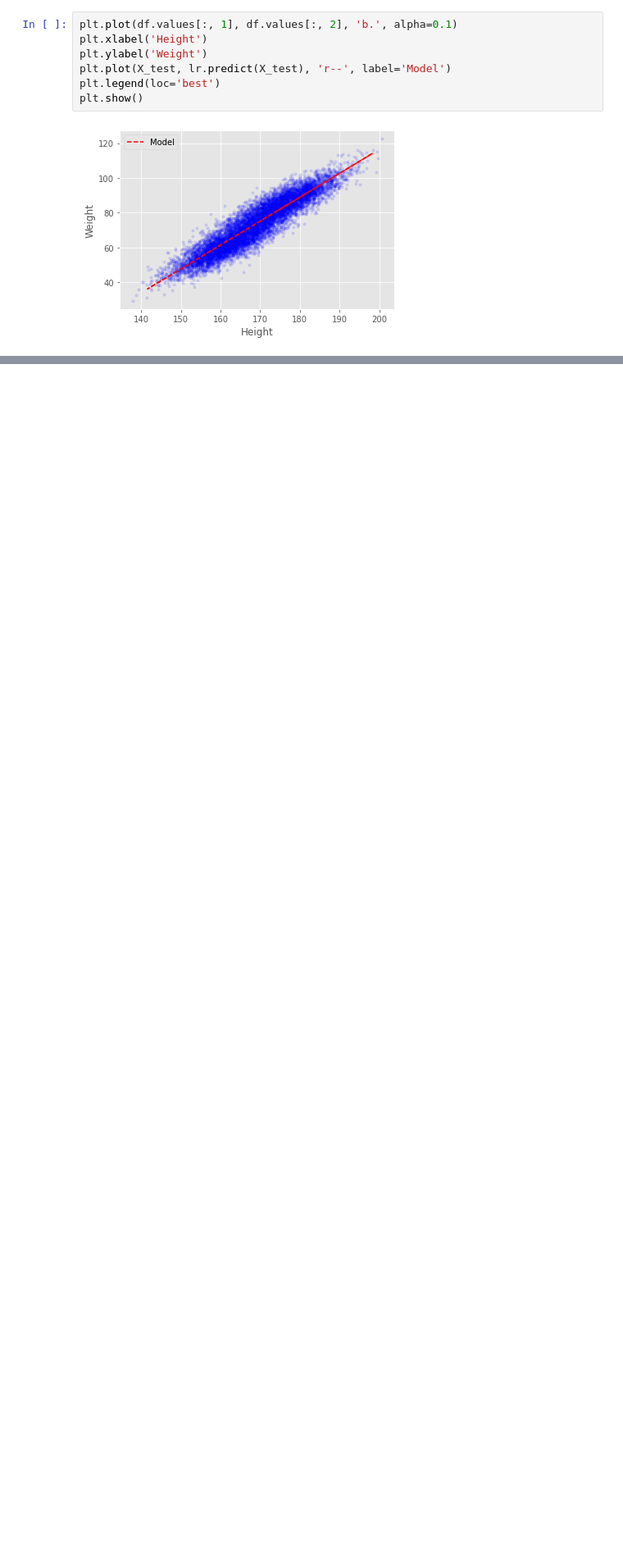
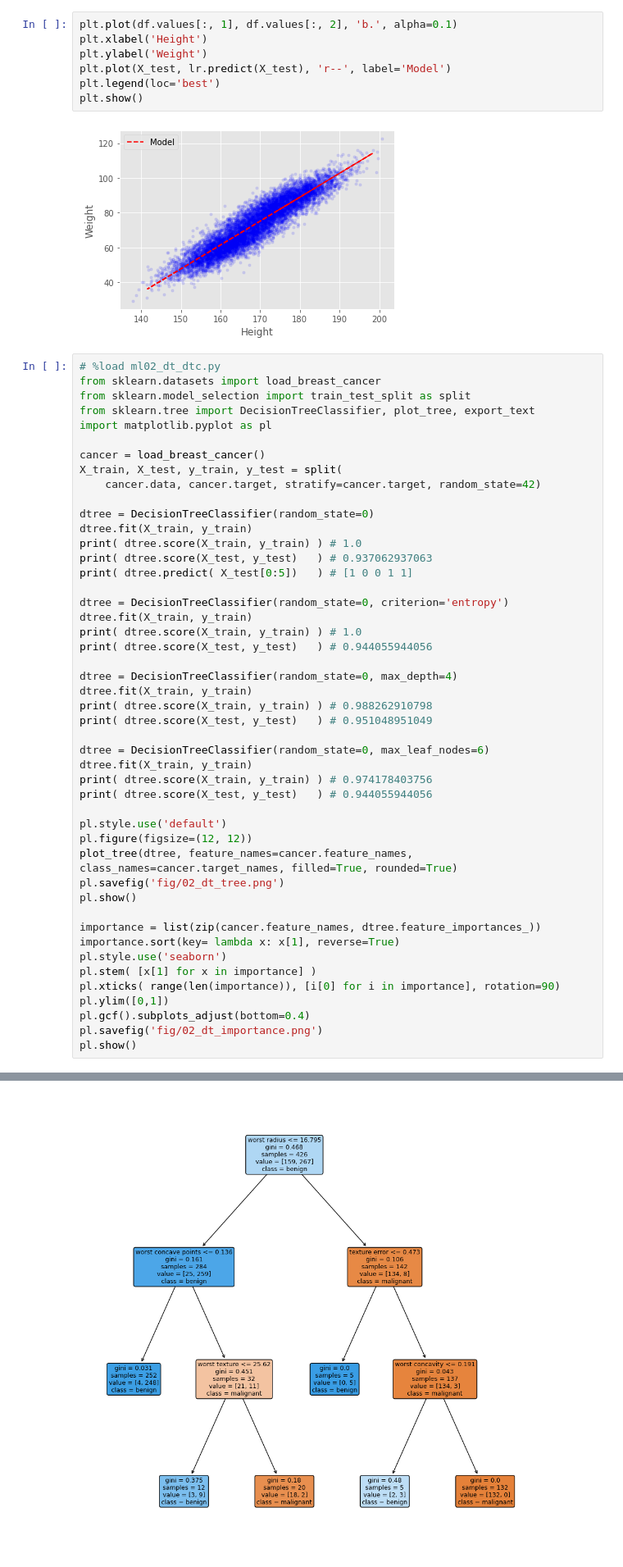
Before and after one commit to limweipin/mlpy_nov2021, a Jupyter notebook: day_2.ipynb, the cells around one changed output, grey strips where cells are left out. Shown at 82% size. Cells and saved outputs as stored; diff of their text form; blank space fills up the shorter version.

Commit message:
Added decision tree and ensembles

```diff
--- a/day_2.ipynb
+++ b/day_2.ipynb
@@ -459,3 +461,51 @@ plt.legend(loc='best')
 plt.show()
 # %% [output]
 [figure]
+# %%
+# %load ml02_dt_dtc.py
+from sklearn.datasets import load_breast_cancer
+from sklearn.model_selection import train_test_split as split
+from sklearn.tree import DecisionTreeClassifier, plot_tree, export_text
+import matplotlib.pyplot as pl
+
+cancer = load_breast_cancer()
+X_train, X_test, y_train, y_test = split(
+    cancer.data, cancer.target, stratify=cancer.target, random_state=42)
+
+dtree = DecisionTreeClassifier(random_state=0)
+dtree.fit(X_train, y_train)
+print( dtree.score(X_train, y_train) ) # 1.0
+print( dtree.score(X_test, y_test)   ) # 0.937062937063
+print( dtree.predict( X_test[0:5])   ) # [1 0 0 1 1]
+
+dtree = DecisionTreeClassifier(random_state=0, criterion='entropy')
+dtree.fit(X_train, y_train)
+print( dtree.score(X_train, y_train) ) # 1.0
+print( dtree.score(X_test, y_test)   ) # 0.944055944056
+
+dtree = DecisionTreeClassifier(random_state=0, max_depth=4)
+dtree.fit(X_train, y_train)
+print( dtree.score(X_train, y_train) ) # 0.988262910798
+print( dtree.score(X_test, y_test)   ) # 0.951048951049
+
+dtree = DecisionTreeClassifier(random_state=0, max_leaf_nodes=6)
+dtree.fit(X_train, y_train)
+print( dtree.score(X_train, y_train) ) # 0.974178403756
+print( dtree.score(X_test, y_test)   ) # 0.944055944056
+
+pl.style.use('default')
+pl.figure(figsize=(12, 12))
+plot_tree(dtree, feature_names=cancer.feature_names, class_names=cancer.target_names, filled=True, rounded=True)
+pl.savefig('fig/02_dt_tree.png')
+pl.show()
+
+importance = list(zip(cancer.feature_names, dtree.feature_importances_))
+importance.sort(key= lambda x: x[1], reverse=True)
+pl.style.use('seaborn')
+pl.stem( [x[1] for x in importance] )
+pl.xticks( range(len(importance)), [i[0] for i in importance], rotation=90)
+pl.ylim([0,1])
+pl.gcf().subplots_adjust(bottom=0.4)
+pl.savefig('fig/02_dt_importance.png')
+pl.show()
+# %% [output]
@@ -461,0 +521 @@ plt.show()
+[figure, added]
```
Also changed, not shown: parts of 10 cells of this notebook.
